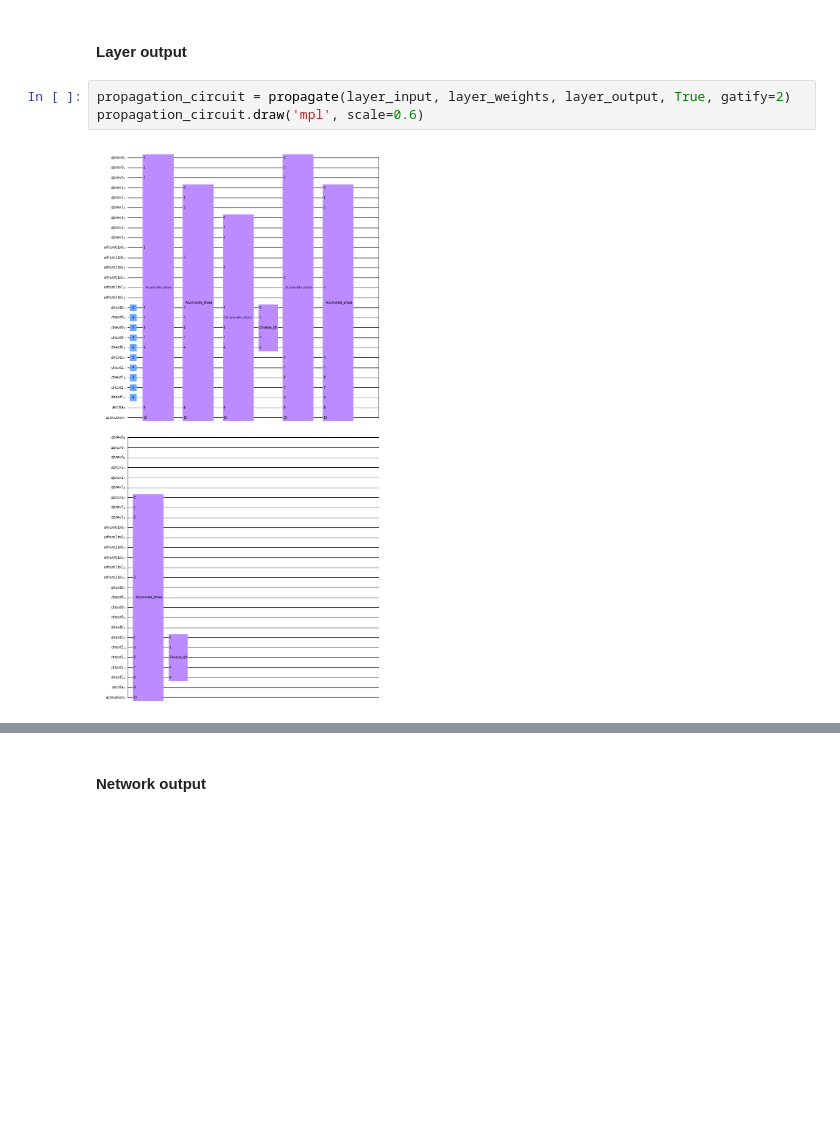
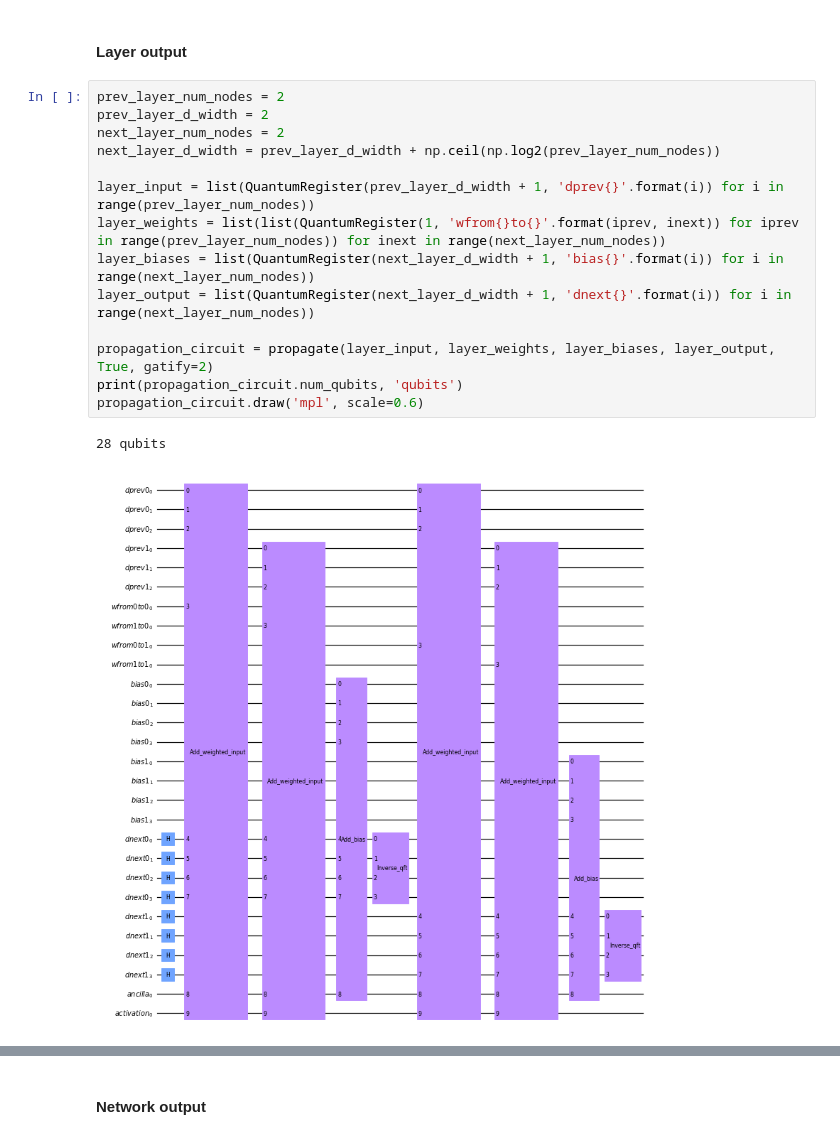
Before and after one commit to yiiyama/qc_random, a Jupyter notebook: quantum_mlp_tests.ipynb, the cells around one changed output, grey strips where cells are left out. Cells and saved outputs as stored; diff of their text form; blank space fills up the shorter version.

```diff
--- a/quantum_mlp_tests.ipynb
+++ b/quantum_mlp_tests.ipynb
@@ -184,9 +190,21 @@ Output: [31]
 # %% [markdown]
 #### Layer output
-# %%
-propagation_circuit = propagate(layer_input, layer_weights, layer_output, True, gatify=2)
-propagation_circuit.draw('mpl', scale=0.6)
-# %% [output]
-[figure, removed]
+# %%
+prev_layer_num_nodes = 2
+prev_layer_d_width = 2
+next_layer_num_nodes = 2
+next_layer_d_width = prev_layer_d_width + np.ceil(np.log2(prev_layer_num_nodes))
+
+layer_input = list(QuantumRegister(prev_layer_d_width + 1, 'dprev{}'.format(i)) for i in range(prev_layer_num_nodes))
+layer_weights = list(list(QuantumRegister(1, 'wfrom{}to{}'.format(iprev, inext)) for iprev in range(prev_layer_num_nodes)) for inext in range(next_layer_num_nodes))
+layer_biases = list(QuantumRegister(next_layer_d_width + 1, 'bias{}'.format(i)) for i in range(next_layer_num_nodes))
+layer_output = list(QuantumRegister(next_layer_d_width + 1, 'dnext{}'.format(i)) for i in range(next_layer_num_nodes))
+
+propagation_circuit = propagate(layer_input, layer_weights, layer_biases, layer_output, True, gatify=2)
+print(propagation_circuit.num_qubits, 'qubits')
+propagation_circuit.draw('mpl', scale=0.6)
+# %% [output]
+28 qubits
+[figure, added]
 # %%
 test_circuit = QuantumCircuit(*propagation_circuit.qregs)
```
Also changed, not shown: parts of 15 cells of this notebook, 2 other files.
